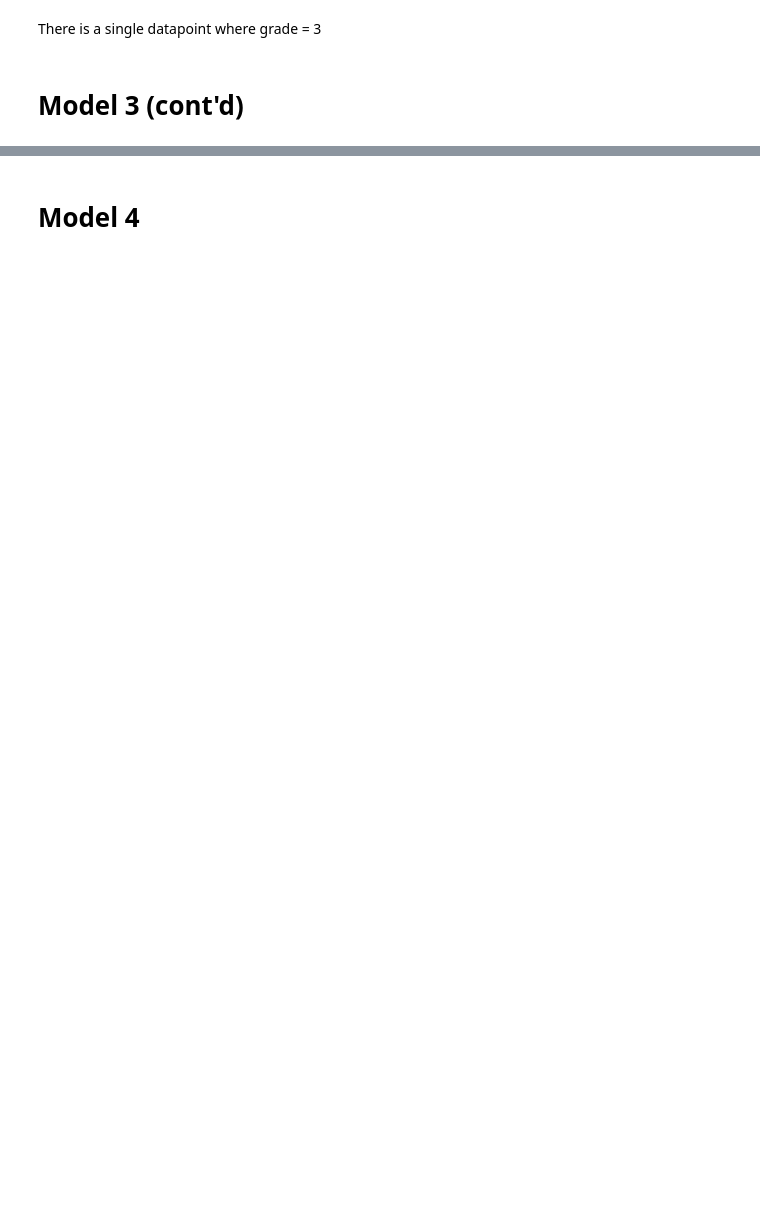
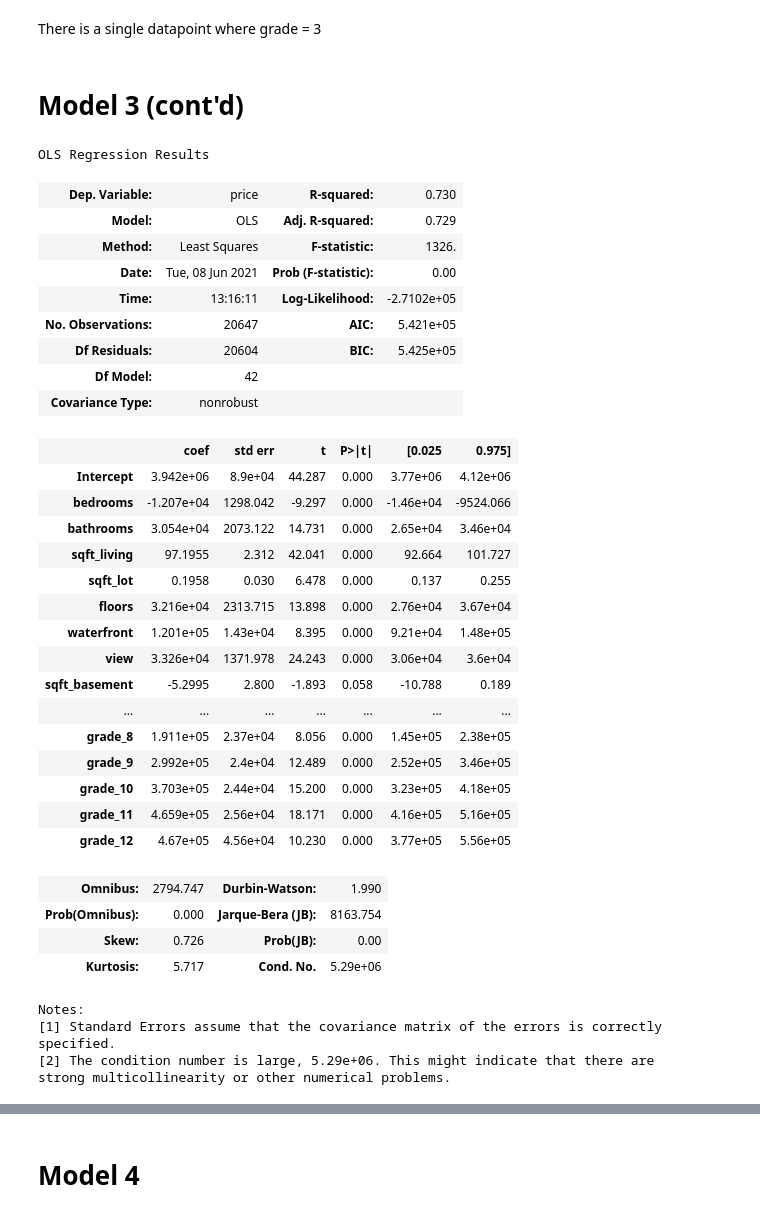
Before and after one commit to HughJackmannix/dsc-phase-2-project, a Jupyter notebook: final_notebook.ipynb, the cells around one changed output, grey strips where cells are left out. Drawn from its saved outputs; the diff is of its cells as text; code cells hidden in the pictures; blank space fills up the shorter version.

```diff
--- a/final_notebook.ipynb
+++ b/final_notebook.ipynb
@@ -603,10 +915,45 @@ cities_baseline.drop(indexnames, inplace=True)
 # Model 3 (cont'd)
 # %%
 grade_dummies = pd.get_dummies(cities_baseline['grade'], prefix='grade', drop_first=True)
-model4 = pd.concat([cities_baseline, grade_dummies], axis=1)
-model4.drop(['grade', 'condition', 'rel_living'], axis=1, inplace=True)
+model3 = pd.concat([cities_baseline, grade_dummies], axis=1)
+model3.drop(['grade', 'condition', 'rel_living'], axis=1, inplace=True)
 # %%
-summary(model4, model4.drop('price', axis=1))
+summary(model3, model3.drop('price', axis=1))
+# %% [output]
+OLS Regression Results
+| Dep. Variable: | price | R-squared: | 0.730 |
+| Model: | OLS | Adj. R-squared: | 0.729 |
+| Method: | Least Squares | F-statistic: | 1326. |
+| Date: | Tue, 08 Jun 2021 | Prob (F-statistic): | 0.00 |
+| Time: | 13:16:11 | Log-Likelihood: | -2.7102e+05 |
+| No. Observations: | 20647 | AIC: | 5.421e+05 |
+| Df Residuals: | 20604 | BIC: | 5.425e+05 |
+| Df Model: | 42 |  |  |
+| Covariance Type: | nonrobust |  |  |
+|  | coef | std err | t | P>|t| | [0.025 | 0.975] |
+| Intercept | 3.942e+06 | 8.9e+04 | 44.287 | 0.000 | 3.77e+06 | 4.12e+06 |
+| bedrooms | -1.207e+04 | 1298.042 | -9.297 | 0.000 | -1.46e+04 | -9524.066 |
+| bathrooms | 3.054e+04 | 2073.122 | 14.731 | 0.000 | 2.65e+04 | 3.46e+04 |
+| sqft_living | 97.1955 | 2.312 | 42.041 | 0.000 | 92.664 | 101.727 |
+| sqft_lot | 0.1958 | 0.030 | 6.478 | 0.000 | 0.137 | 0.255 |
+| floors | 3.216e+04 | 2313.715 | 13.898 | 0.000 | 2.76e+04 | 3.67e+04 |
+| waterfront | 1.201e+05 | 1.43e+04 | 8.395 | 0.000 | 9.21e+04 | 1.48e+05 |
+| view | 3.326e+04 | 1371.978 | 24.243 | 0.000 | 3.06e+04 | 3.6e+04 |
+| sqft_basement | -5.2995 | 2.800 | -1.893 | 0.058 | -10.788 | 0.189 |
+| ... | ... | ... | ... | ... | ... | ... |
+| grade_8 | 1.911e+05 | 2.37e+04 | 8.056 | 0.000 | 1.45e+05 | 2.38e+05 |
+| grade_9 | 2.992e+05 | 2.4e+04 | 12.489 | 0.000 | 2.52e+05 | 3.46e+05 |
+| grade_10 | 3.703e+05 | 2.44e+04 | 15.200 | 0.000 | 3.23e+05 | 4.18e+05 |
+| grade_11 | 4.659e+05 | 2.56e+04 | 18.171 | 0.000 | 4.16e+05 | 5.16e+05 |
+| grade_12 | 4.67e+05 | 4.56e+04 | 10.230 | 0.000 | 3.77e+05 | 5.56e+05 |
+| Omnibus: | 2794.747 | Durbin-Watson: | 1.990 |
+| Prob(Omnibus): | 0.000 | Jarque-Bera (JB): | 8163.754 |
+| Skew: | 0.726 | Prob(JB): | 0.00 |
+| Kurtosis: | 5.717 | Cond. No. | 5.29e+06 |
+Notes:
+[1] Standard Errors assume that the covariance matrix of the errors is correctly specified.
+[2] The condition number is large, 5.29e+06. This might indicate that there are
+strong multicollinearity or other numerical problems.
 # %% [markdown]
 **Interpretation**
 - sqft_basement now has a positive coefficient, but a very large p-value
```
Also changed, not shown: parts of 207 cells of this notebook, 4 other files.
